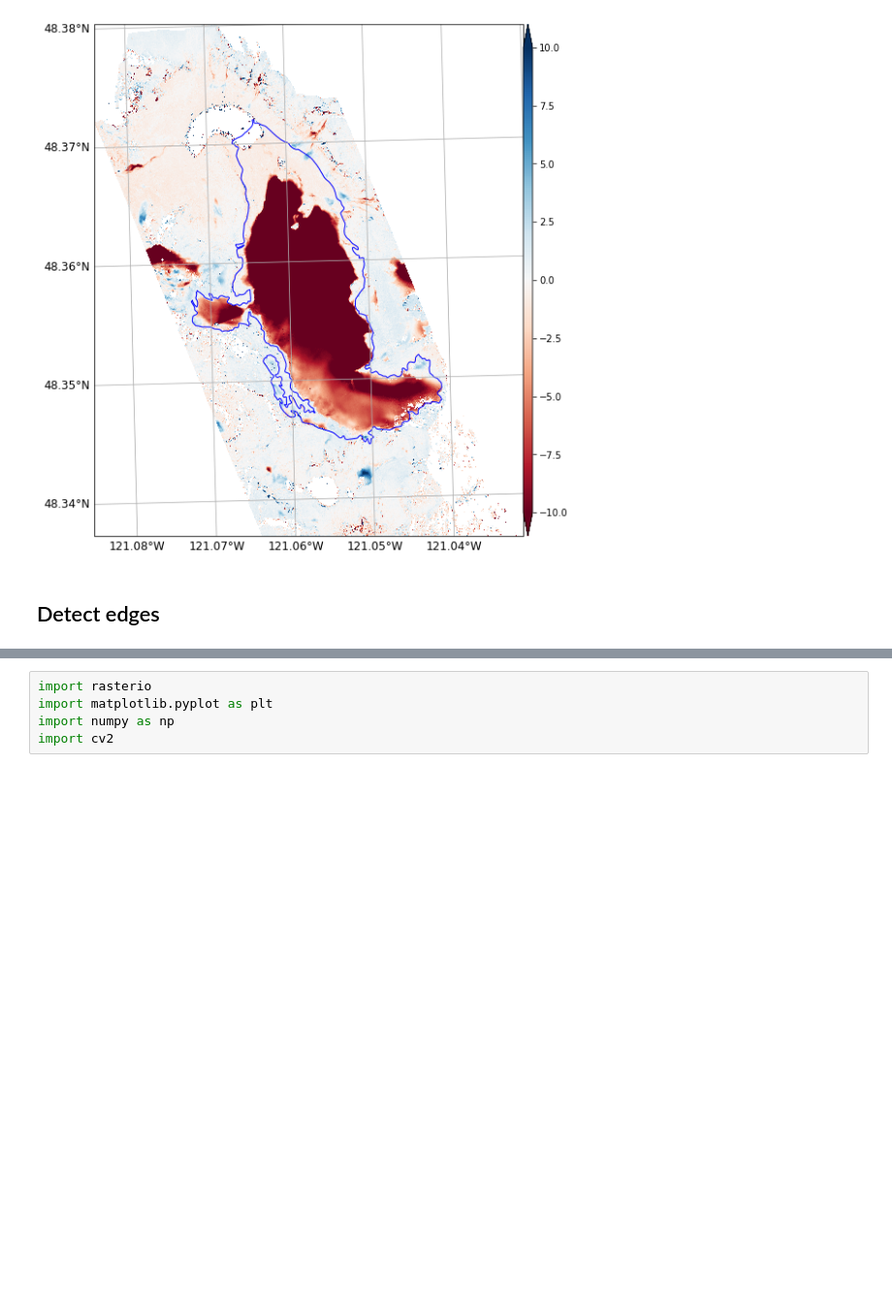
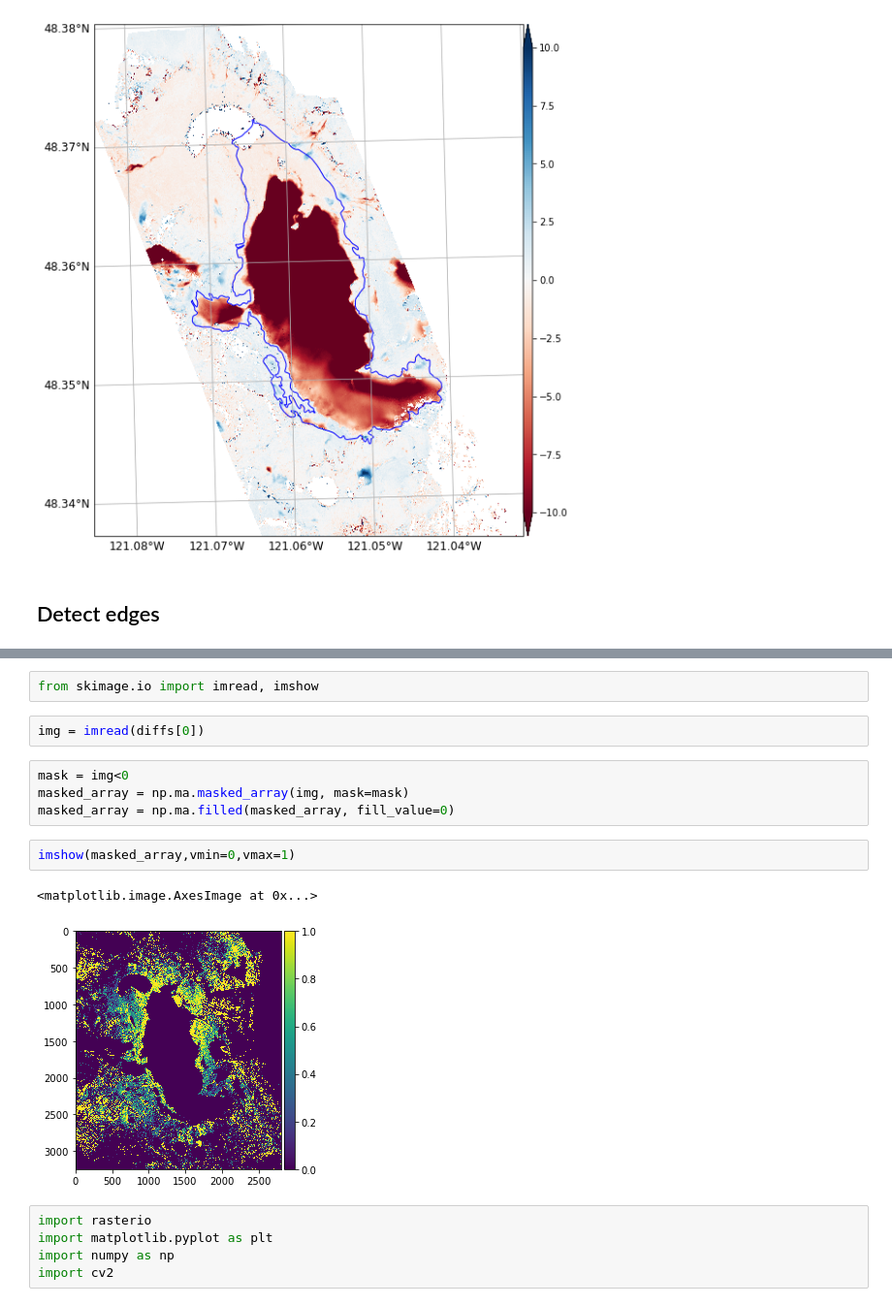
Before and after one commit to friedrichknuth/glacierpoly, a Jupyter notebook: notebooks/plotting.ipynb, the cells around one changed output, grey strips where cells are left out. Shown at 97% size. Cells and saved outputs as stored; diff of their text form; blank space fills up the shorter version.

```diff
--- a/notebooks/plotting.ipynb
+++ b/notebooks/plotting.ipynb
@@ -42,3 +69,16 @@ diffs[-3]
+# %%
+from skimage.io import imread, imshow
+# %%
+img = imread(diffs[0])
+# %%
+mask = img<0
+masked_array = np.ma.masked_array(img, mask=mask)
+masked_array = np.ma.filled(masked_array, fill_value=0)
+# %%
+imshow(masked_array,vmin=0,vmax=1)
+# %% [output]
+<matplotlib.image.AxesImage at 0x...>
+[figure, added]
 # %%
 import rasterio
 import matplotlib.pyplot as plt
```
Also changed, not shown: parts of 5 cells of this notebook.
